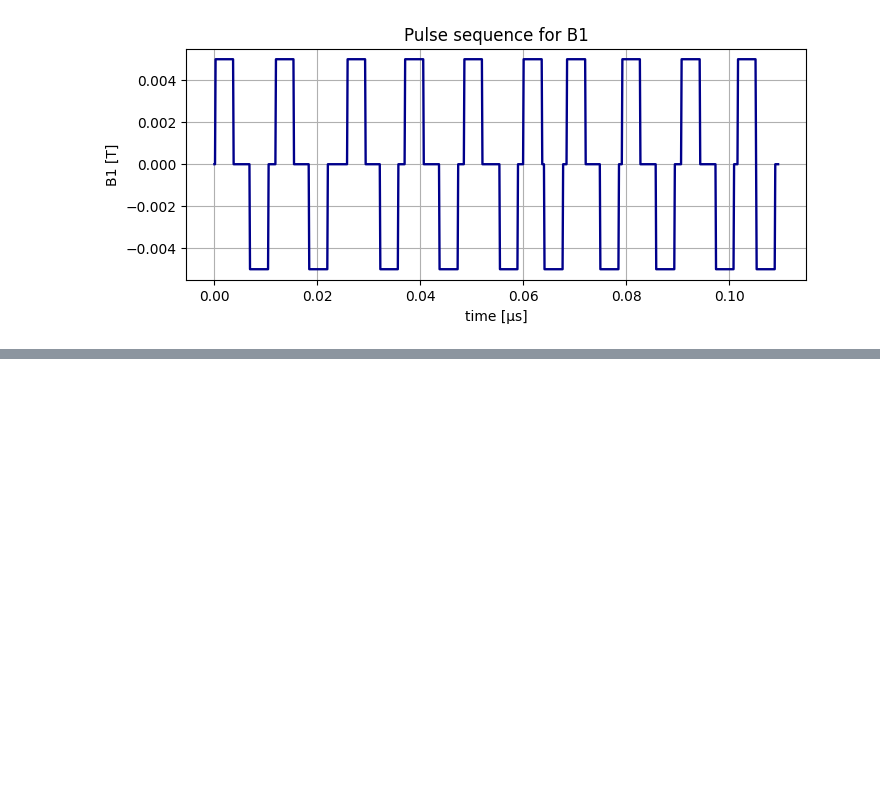
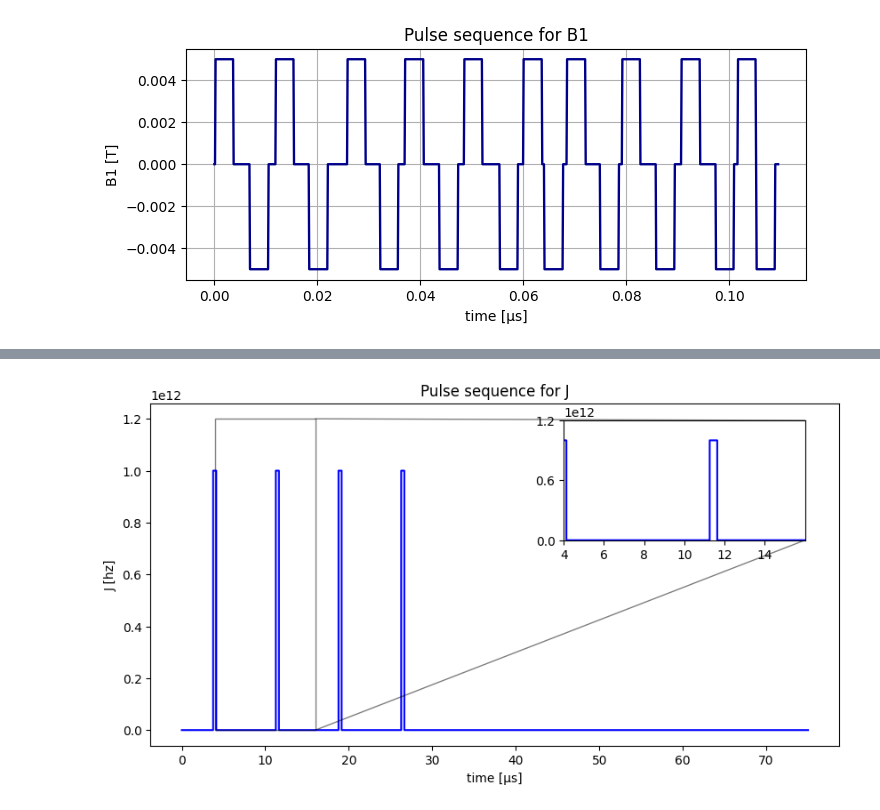
Before and after one commit to 6arlos6/QML_with_spins_using_DRU_algorithm, a Jupyter notebook: test_3_fidelities_intra_states.ipynb, the cells around one changed output, grey strips where cells are left out. Cells and saved outputs as stored; diff of their text form; code cells hidden in the pictures; blank space fills up the shorter version.

Commit message:
test_3 con pulsos

```diff
--- a/test_3_fidelities_intra_states.ipynb
+++ b/test_3_fidelities_intra_states.ipynb
@@ -317,0 +306,44 @@ Entre
+# %%
+import matplotlib.pyplot as plt
+import numpy as np
+
+# Datos de ejemplo
+t = np.linspace(0, 75, 1000)
+J = np.zeros_like(t)
+J[50:55] = 1e12
+J[150:155] = 1e12
+J[250:255] = 1e12
+J[350:355] = 1e12
+
+# Crear la figura principal
+fig, ax = plt.subplots(figsize=(10, 5))
+
+# Graficar la secuencia de pulsos en la gráfica principal
+ax.plot(t, J, drawstyle='steps-post', color='blue')
+
+# Establecer etiquetas y título
+ax.set_xlabel('time [µs]')
+ax.set_ylabel('J [hz]')
+ax.set_title('Pulse sequence for J')
+
+# Crear la gráfica de inserción
+# Definir los límites para el zoom, por ejemplo en el primer pulso
+x1, x2, y1, y2 = 4, 16, 0, 1.2e12
+
+# Añadir la inserción (inset) en la gráfica principal
+axins = ax.inset_axes([0.6, 0.6, 0.35, 0.35])
+axins.plot(t, J, drawstyle='steps-post', color='blue')
+
+# Definir el área de zoom
+axins.set_xlim(x1, x2)
+axins.set_ylim(y1, y2)
+axins.set_xticks(np.arange(x1, x2, 2))
+axins.set_yticks(np.linspace(y1, y2, 3))
+
+# Añadir una caja de zoom y las líneas de conexión
+ax.indicate_inset_zoom(axins, edgecolor="black")
+
+# Mostrar la gráfica
+plt.show()
+# %% [output]
+[figure, added]
```
Also changed, not shown: parts of 4 cells of this notebook.
